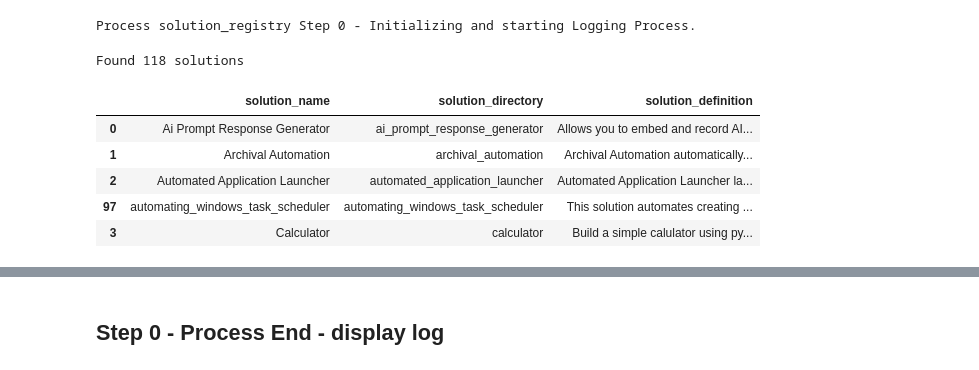
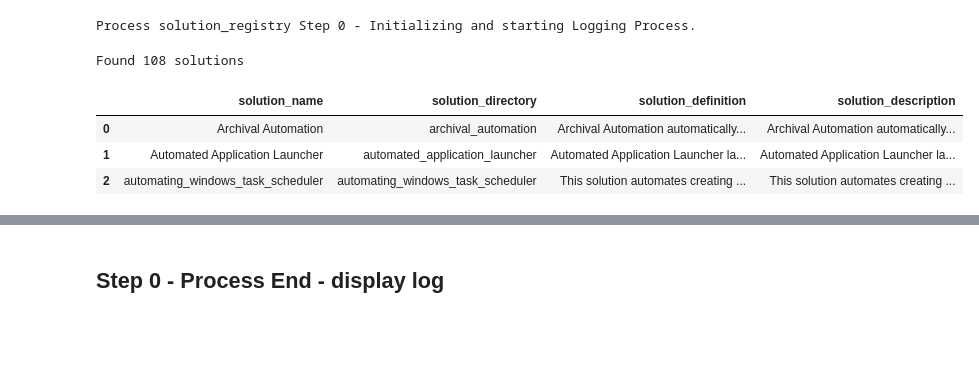
Before and after one commit to JoeEberle/solution_registry, a Jupyter notebook: solution_registry.ipynb, the cells around one changed output, grey strips where cells are left out. Cells and saved outputs as stored; diff of their text form; code cells hidden in the pictures; blank space fills up the shorter version.

Commit message:
Automated 2024-04-27 commit

```diff
--- a/solution_registry.ipynb
+++ b/solution_registry.ipynb
@@ -47,15 +42,13 @@ Process solution_registry Step 0 - Initializing and starting Logging Process.
 # %%
 full_path_to_registry_filename = "C://users//josep//solution_registry//solution_registry.xlsx"
 df_solution_registry = pd.read_excel(full_path_to_registry_filename, index_col=None)
 df_solution_registry = df_solution_registry.sort_values(by='solution_directory')
 print(f"Found {df_solution_registry.shape[0]} solutions")
-df_solution_registry.head()
+df_solution_registry.head(3)
 # %% [output]
-Found 118 solutions
+Found 108 solutions
-|  | solution_name | solution_directory | solution_definition |
-| 0 | Ai Prompt Response Generator | ai_prompt_response_generator | Allows you to embed and record AI... |
-| 1 | Archival Automation | archival_automation | Archival Automation automatically... |
-| 2 | Automated Application Launcher | automated_application_launcher | Automated Application Launcher la... |
-| 97 | automating_windows_task_scheduler | automating_windows_task_scheduler | This solution automates creating ... |
-| 3 | Calculator | calculator | Build a simple calulator using py... |
+|  | solution_name | solution_directory | solution_definition | solution_description |
+| 0 | Archival Automation | archival_automation | Archival Automation automatically... | Archival Automation automatically... |
+| 1 | Automated Application Launcher | automated_application_launcher | Automated Application Launcher la... | Automated Application Launcher la... |
+| 2 | automating_windows_task_scheduler | automating_windows_task_scheduler | This solution automates creating ... | This solution automates creating ... |
 # %%
```
Also changed, not shown: parts of 6 cells of this notebook, 4 other files.
